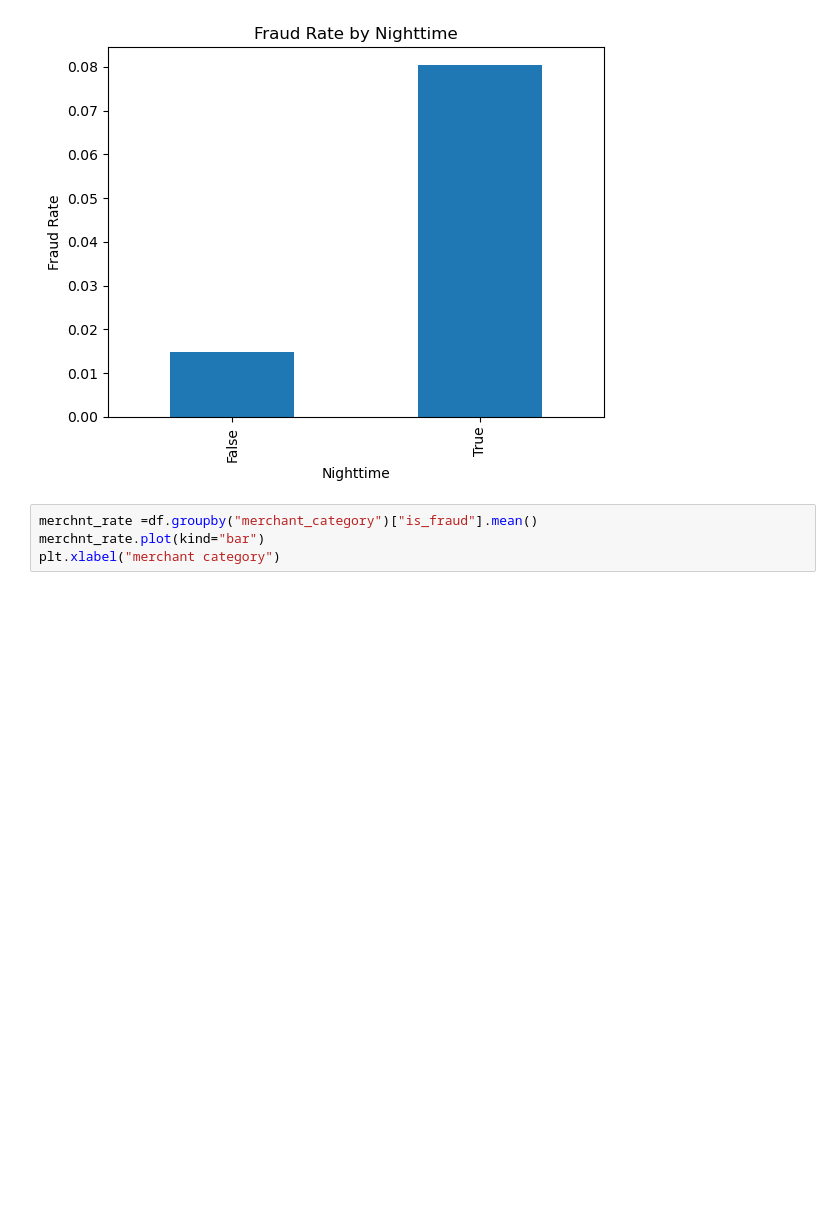
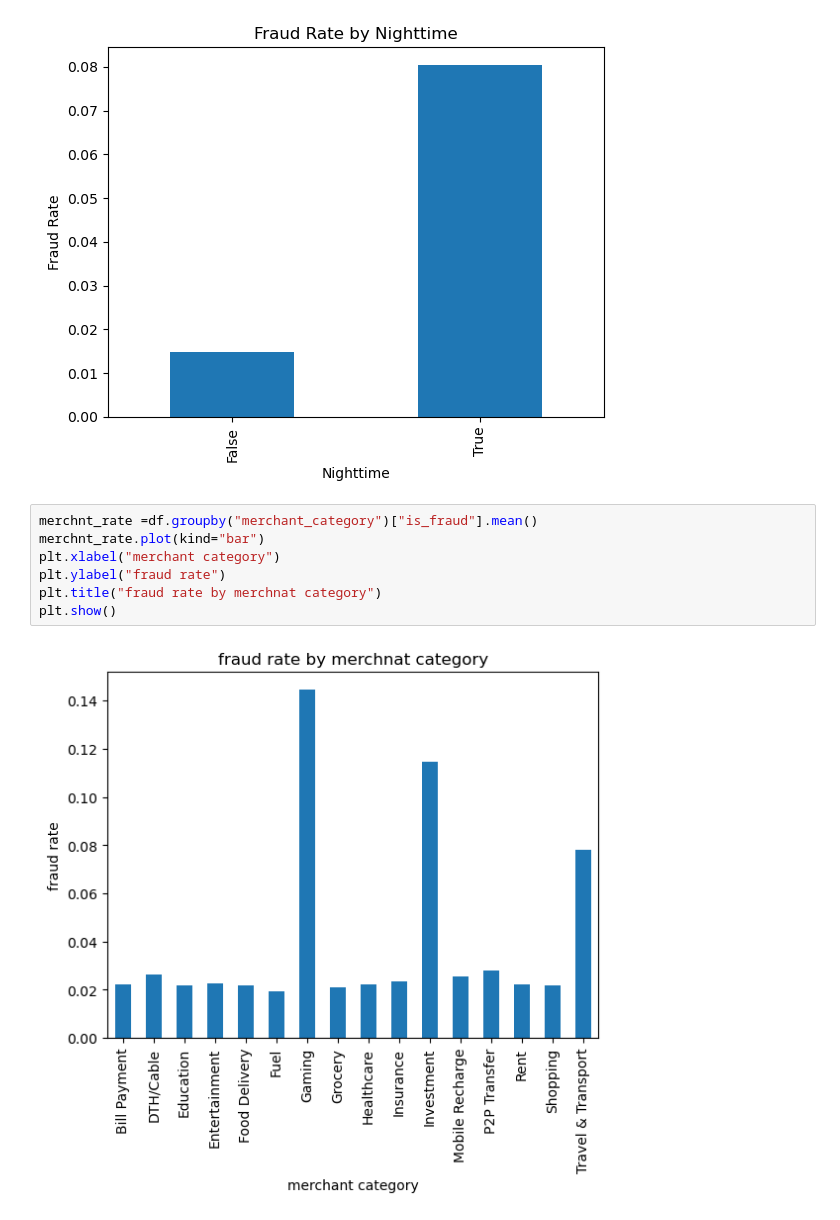
Before and after one commit to mrx000777/upi-fraud-detection, a Jupyter notebook: notebooks/fraud.ipynb, the cells around one changed output. Drawn from its saved outputs; the diff is of its cells as text; blank space fills up the shorter version.

```diff
--- a/notebooks/fraud.ipynb
+++ b/notebooks/fraud.ipynb
@@ -471,4 +470,9 @@ plt.show()
 # %%
 merchnt_rate =df.groupby("merchant_category")["is_fraud"].mean()
 merchnt_rate.plot(kind="bar")
 plt.xlabel("merchant category")
+plt.ylabel("fraud rate")
+plt.title("fraud rate by merchnat category")
+plt.show()
+# %% [output]
+[figure, added]
```
Also changed, not shown: parts of 6 cells of this notebook.
